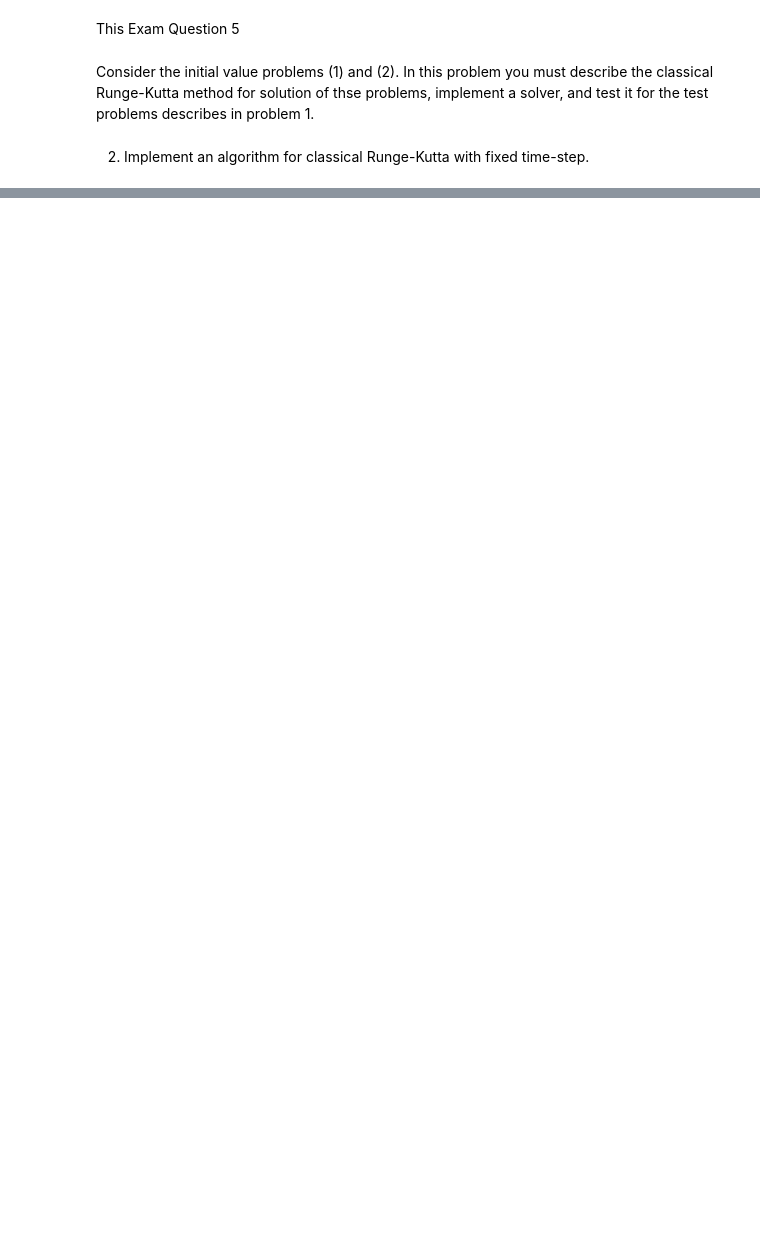
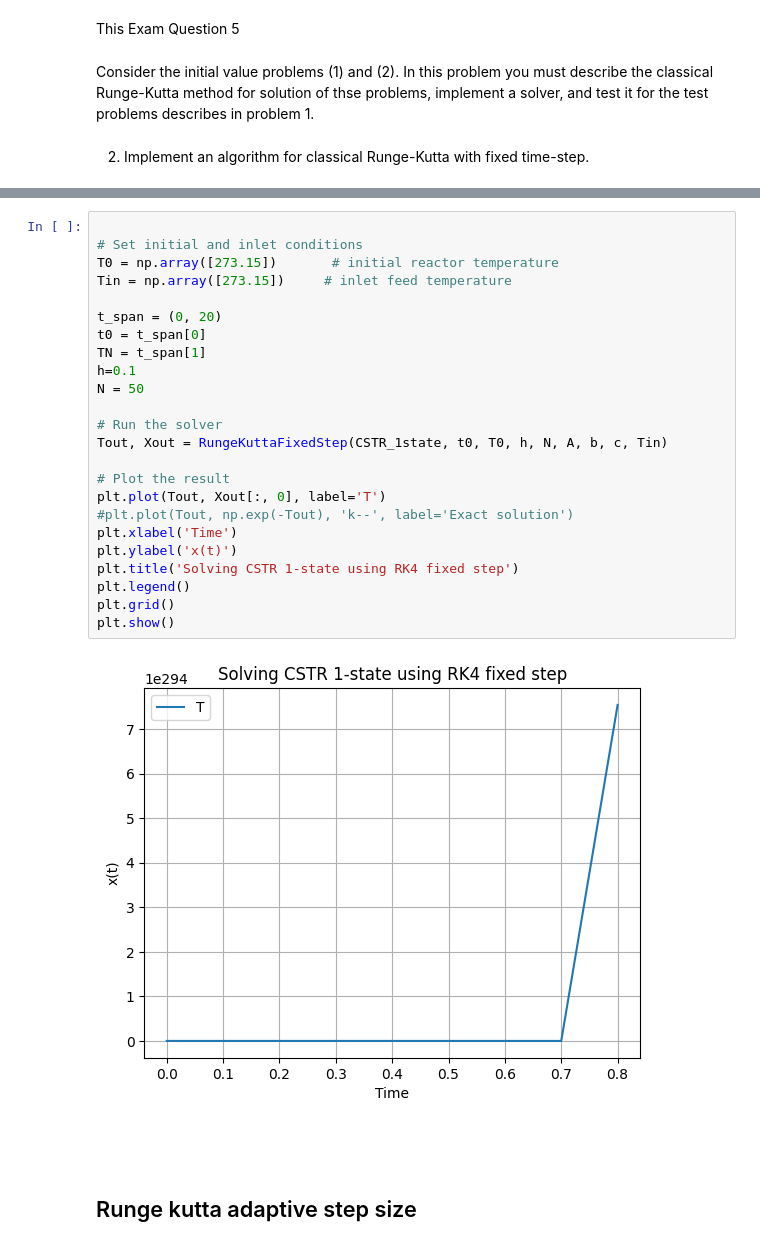
Before and after one commit to EstherCon0/SciComDiff, a Jupyter notebook: Exam_5.ipynb, the cells around one changed output, grey strips where cells are left out. Saved outputs shown, nothing was run; the diff lists cells and outputs as text; blank space fills up the shorter version.

```diff
--- a/Exam_5.ipynb
+++ b/Exam_5.ipynb
@@ -12,0 +225,30 @@ import matplotlib.pyplot as plt
+# %%
+
+# Set initial and inlet conditions
+T0 = np.array([273.15])       # initial reactor temperature
+Tin = np.array([273.15])     # inlet feed temperature
+
+t_span = (0, 20)
+t0 = t_span[0]
+TN = t_span[1]
+h=0.1
+N = 50
+
+# Run the solver
+Tout, Xout = RungeKuttaFixedStep(CSTR_1state, t0, T0, h, N, A, b, c, Tin)
+
+# Plot the result
+plt.plot(Tout, Xout[:, 0], label='T')
+#plt.plot(Tout, np.exp(-Tout), 'k--', label='Exact solution')
+plt.xlabel('Time')
+plt.ylabel('x(t)')
+plt.title('Solving CSTR 1-state using RK4 fixed step')
+plt.legend()
+plt.grid()
+plt.show()
+# %% [output]
+[figure, added]
+# %% [markdown]
+#
+# %% [markdown]
+## Runge kutta adaptive step size
```
Also changed, not shown: parts of 12 cells of this notebook.
